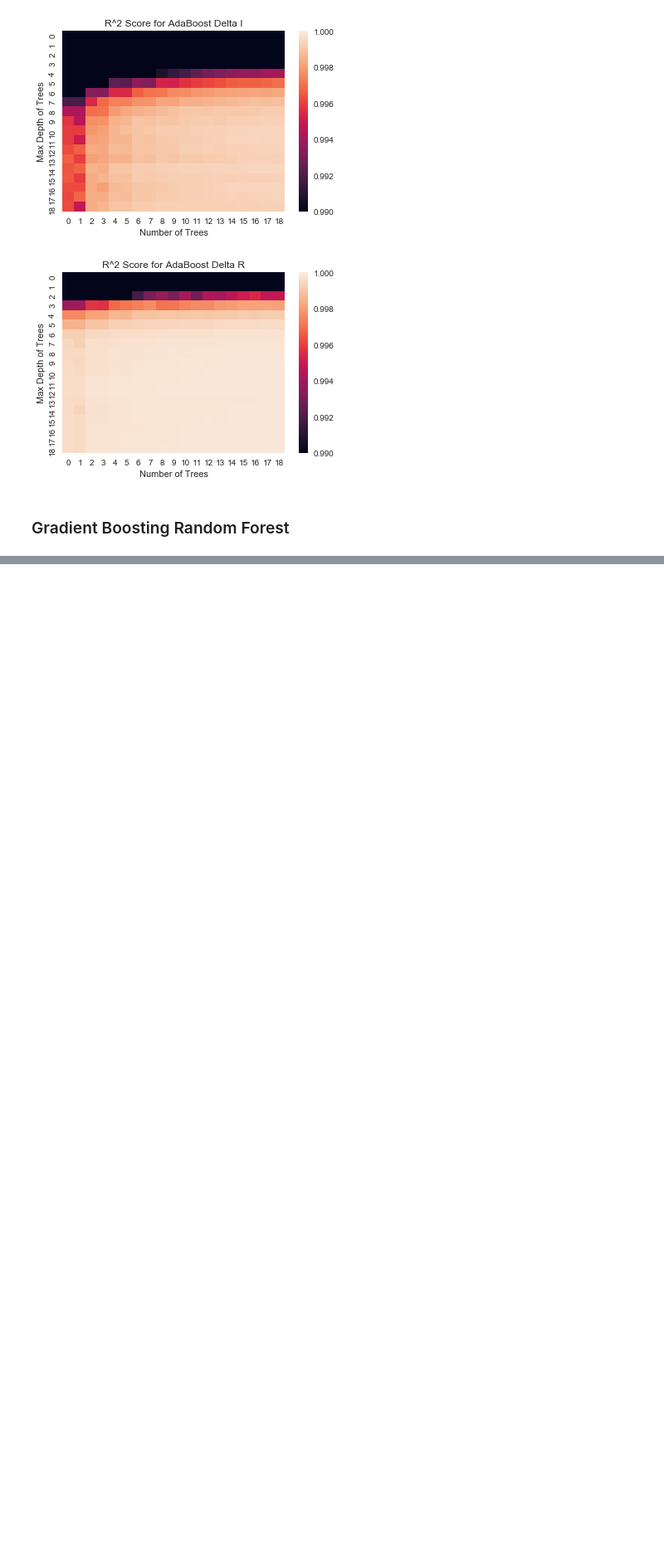
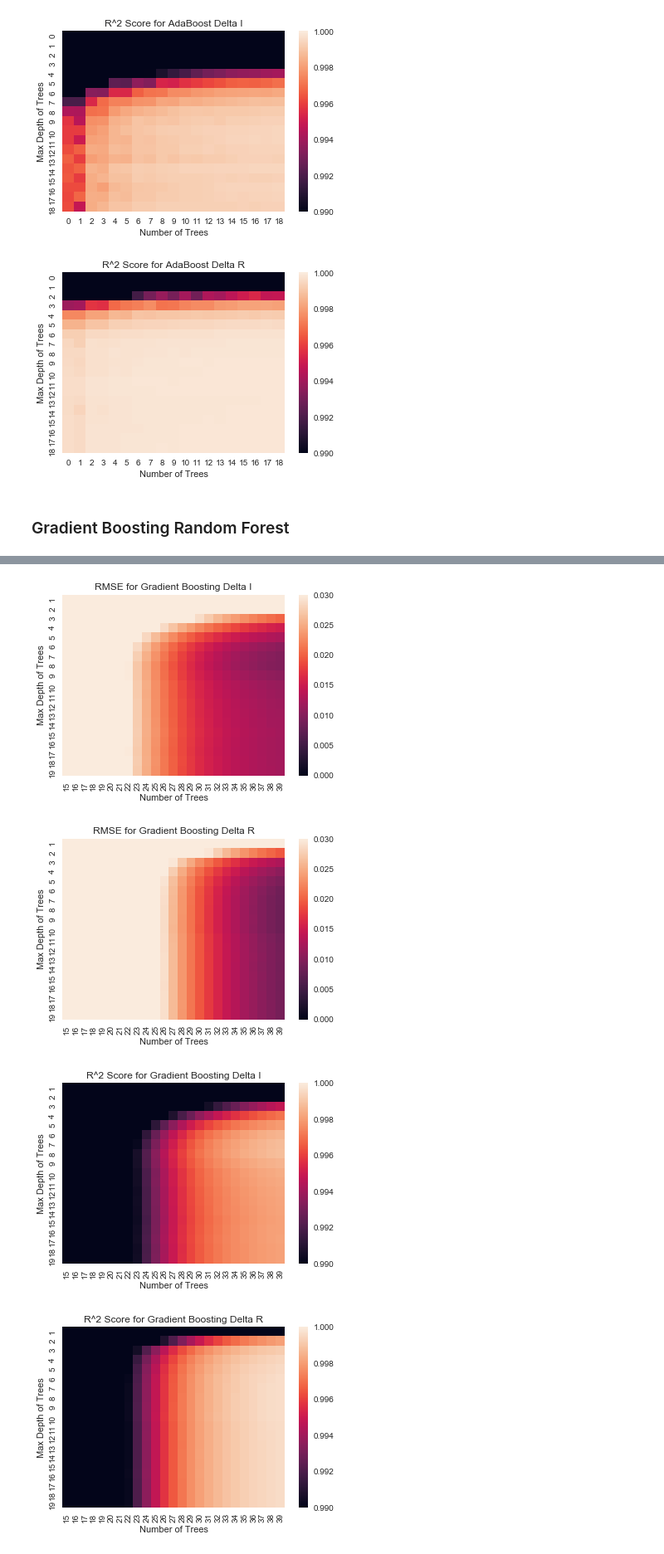
Before and after one commit to Lcollins91/DS_ResearchProject_ND, a Jupyter notebook: Hexagon_Spec_Models.ipynb, the cells around one changed output, grey strips where cells are left out. Shown at 83% size. Saved outputs shown, nothing was run; the diff lists cells and outputs as text; code cells hidden in the pictures; blank space fills up the shorter version.

```diff
--- a/Hexagon_Spec_Models.ipynb
+++ b/Hexagon_Spec_Models.ipynb
@@ -598,0 +604,40 @@ ax1.set(xlabel='Number of Trees', ylabel='Max Depth of Trees', title = "R^2 Scor
+# %%
+rmse_test_GB_I_2 = np.zeros(shape = (19, 25))
+rmse_test_GB_R_2 = np.zeros(shape = (19, 25))
+R2_test_GB_I_2 = np.zeros(shape = (19, 25))
+R2_test_GB_R_2 = np.zeros(shape = (19, 25))
+
+rmse_test_GB_I_3 = rmse_test_GB_I.reshape(1521)
+rmse_test_GB_R_3 = rmse_test_GB_R.reshape(1521)
+R2_test_GB_I_3 = R2_test_GB_I.reshape(1521)
+R2_test_GB_R_3 = R2_test_GB_R.reshape(1521)
+
+k=0
+for i in range(1,test_range_1):
+    for j in range(15,test_range):
+        np.put(rmse_test_GB_I_2, k, rmse_test_GB_I_3[k])
+        np.put(rmse_test_GB_R_2, k, rmse_test_GB_R_3[k])
+        np.put(R2_test_GB_I_2, k, R2_test_GB_I_3[k])
+        np.put(R2_test_GB_R_2, k, R2_test_GB_R_3[k])
+        k+= 1
+# %%
+figure()
+ax = sns.heatmap(rmse_test_GB_I_2, vmin = 0, vmax = 0.03)
+ax.set(xlabel='Number of Trees', ylabel='Max Depth of Trees', title = "RMSE for Gradient Boosting Delta I", xticklabels = index2, yticklabels = index1);
+
+figure()
+ax = sns.heatmap(rmse_test_GB_R_2, vmin = 0, vmax = 0.03)
+ax.set(xlabel='Number of Trees', ylabel='Max Depth of Trees', title = "RMSE for Gradient Boosting Delta R", xticklabels = index2, yticklabels = index1);
+
+figure()
+ax1 = sns.heatmap(R2_test_GB_I_2, vmin= 0.99, vmax = 1.0)
+ax1.set(xlabel='Number of Trees', ylabel='Max Depth of Trees', title = "R^2 Score for Gradient Boosting Delta I", xticklabels = index2, yticklabels = index1);
+
+figure()
+ax1 = sns.heatmap(R2_test_GB_R_2, vmin= 0.99, vmax = 1.0)
+ax1.set(xlabel='Number of Trees', ylabel='Max Depth of Trees', title = "R^2 Score for Gradient Boosting Delta R", xticklabels = index2, yticklabels = index1);
+# %% [output]
+[figure, added]
+[figure, added]
+[figure, added]
+[figure, added]
```
Also changed, not shown: parts of 2 cells of this notebook, 2 other files.
